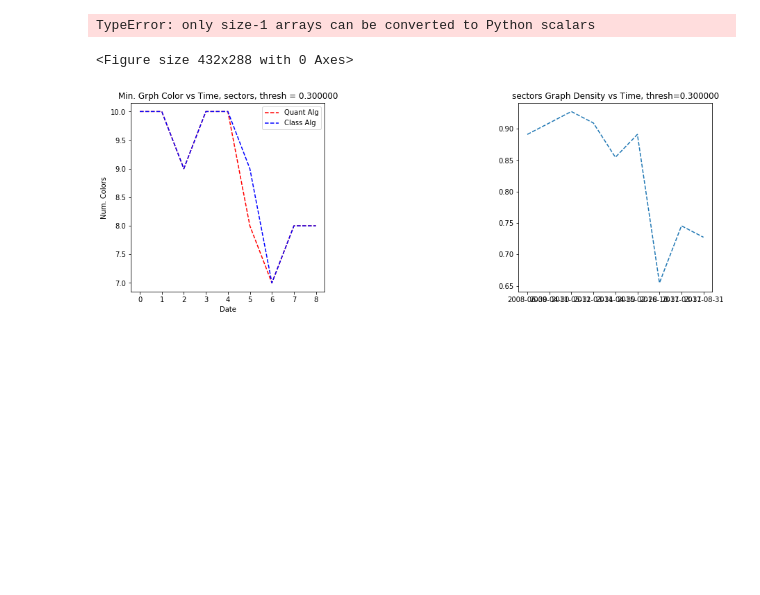
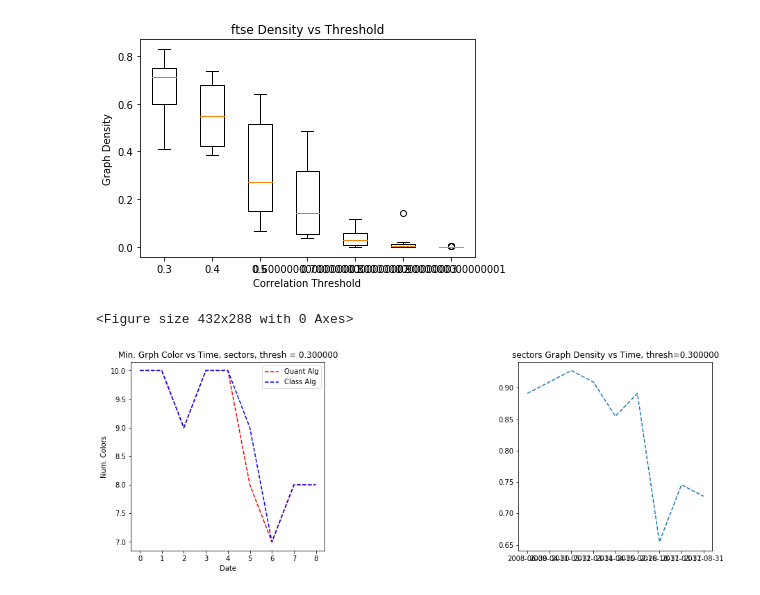
Before and after one commit to angadkalra/QuantumComputingProject, a Jupyter notebook: GraphColor/DataAnalysis.ipynb, the cells around one changed output. Saved outputs shown, nothing was run; the diff lists cells and outputs as text; code cells hidden in the pictures; blank space fills up the shorter version.

```diff
--- a/GraphColor/DataAnalysis.ipynb
+++ b/GraphColor/DataAnalysis.ipynb
@@ -20,21 +20,21 @@ class_res_df = class_res_df.drop(axis=1, columns=['Unnamed: 0'])
 # %%
 # Plot graph density for each threshold.
 
 thresh_array = quant_res_df['threshold'].unique()
 
 density_distr = []
 
-for thresh in thresholds:
+for thresh in thresh_array:
     density = quant_res_df[quant_res_df.threshold == thresh]['density']
     density_distr.append(density)
 
 plt.boxplot(density_distr, labels=thresh_array)
 plt.ylabel("Graph Density")
 plt.xlabel("Correlation Threshold")
 plt.title("%s Density vs Threshold" % (dataset))
 plt.show()
 # %% [output]
-TypeError: only size-1 arrays can be converted to Python scalars
+[figure, added]
 # %%
 # Plot score vs time for each threshold
 thresholds = quant_res_df['threshold'].unique()
```
Also changed, not shown: parts of 1 cell of this notebook, 33 other files.
